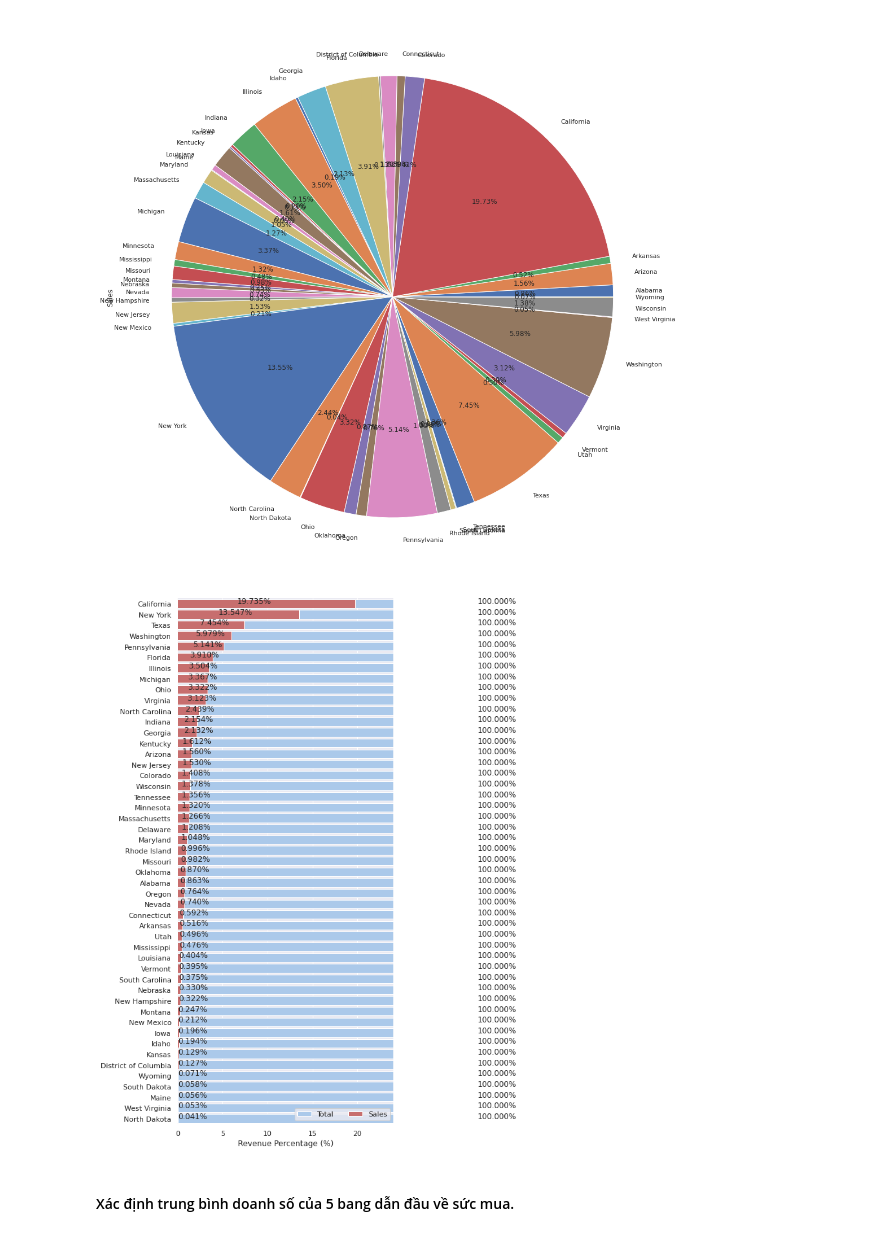
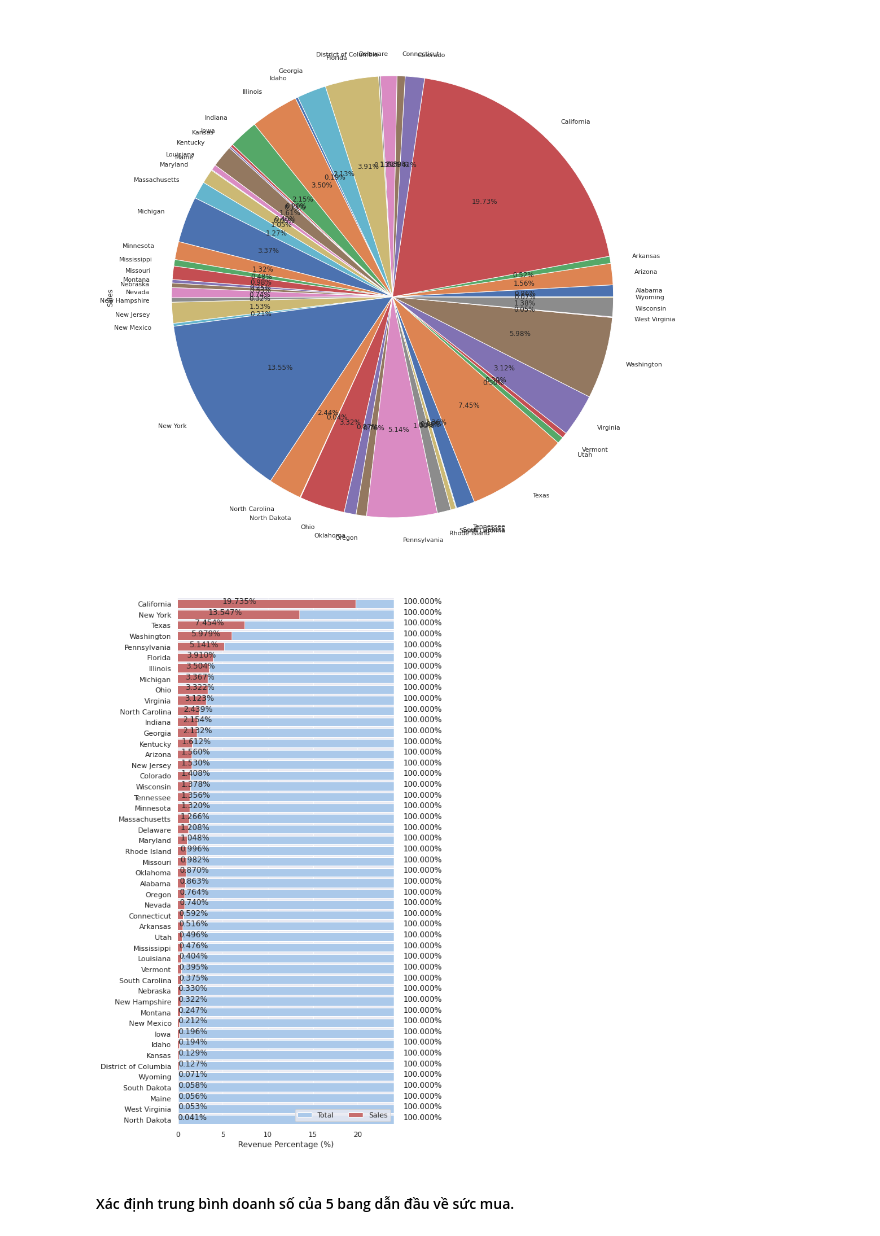
Before and after one commit to khanh22mse23057/python4engineer-assignments, a Jupyter notebook: FinalAssignments_Practice&Build_API_with_Superstore_Sales_Dataset_Analysis.ipynb, the cells around one changed output. Saved outputs shown, nothing was run; the diff lists cells and outputs as text; code cells hidden in the pictures.

```diff
--- a/FinalAssignments_Practice&Build_API_with_Superstore_Sales_Dataset_Analysis.ipynb
+++ b/FinalAssignments_Practice&Build_API_with_Superstore_Sales_Dataset_Analysis.ipynb
@@ -414,7 +414,7 @@ revenue_by_state_data.plot(kind="pie",autopct='%0.2f%%')
 import seaborn as sns
 import matplotlib.pyplot as plt
 
-
+# Đoạn func này để hiển thị value cho cái bar
 def show_values(axs, orient="v", space=.01, symbol ="", x_label = "", y_label = ""):
     def _single(ax):
         if orient == "v":
@@ -425,40 +425,42 @@ def show_values(axs, orient="v", space=.01, symbol ="", x_label = "", y_label =
                 ax.text(_x, _y, value, ha="center")
         elif orient == "h":
             for p in ax.patches:
-                _x = p.get_x() + p.get_width() / 3 + float(space)
+                _x = p.get_x() + p.get_width() / 4 + float(space)
                 _y = p.get_y() + p.get_height() - (p.get_height()*0.5)
                 value = ('{:.3f}'+ symbol).format(p.get_width())
                 ax.text(_x, _y, value, ha="left")
 
                 # ax.set_ylabel = y_label
     if isinstance(axs, np.ndarray):
         for idx, ax in np.ndenumerate(axs):
             _single(ax)
     else:
         _single(axs)
 
 revenue_by_state_data = data.groupby("State")["Sales"].sum().reset_index(name="Sales")
 revenue_by_state_data.sort_values("Sales", ascending=False)
 total_sale = revenue_by_state_data["Sales"].sum()
-revenue_by_state_data["Rate"] = revenue_by_state_data["Sales"] / total_sale * 100
-revenue_by_state_data["Per"] = 100
-revenue_by_state_data = revenue_by_state_data.sort_values("Sales", ascending=False)
-# # Plot the total crashes
+
+revenue_by_state_data["Rate"] = revenue_by_state_data["Sales"] / total_sale * 100 # Tính tỉ lệ % của các bàng trên tổng doanh thu
+revenue_by_state_data["Per"] = 100 # Mask dữ liệu cột y là 100%
+revenue_by_state_data = revenue_by_state_data.sort_values("Sales", ascending=False) # Sort lại dữ liệu để hiện thị giảm dần theo tỉ lệ %
+
+# # Plot the total revenue_by_state_data
 f, ax = plt.subplots(figsize=(6, 15))
 sns.set_color_codes("pastel")
 sns.barplot(x="Per", y="State", data=revenue_by_state_data, label="Total", color="b")
 
 # # Plot the crashes where alcohol was involved
 sns.set_color_codes("muted")
 p = sns.barplot(x="Rate", y="State", data=revenue_by_state_data, label="Sales", color="r")
 show_values(p, "h", space=0.01,symbol= "%", x_label="100%")
 
 # Add a legend and informative axis label
 ax.legend(ncol=2, loc="lower right", frameon=True)
 ax.set(xlim=(0, 24), ylabel="", xlabel="Revenue Percentage (%)")
 sns.despine(left=True, bottom=True)
 # %% [output]
-[figure, old version]
+[figure, new version]
 # %%
 sns.set(rc={'figure.figsize':(12,12)})
 # %% [markdown]
```
